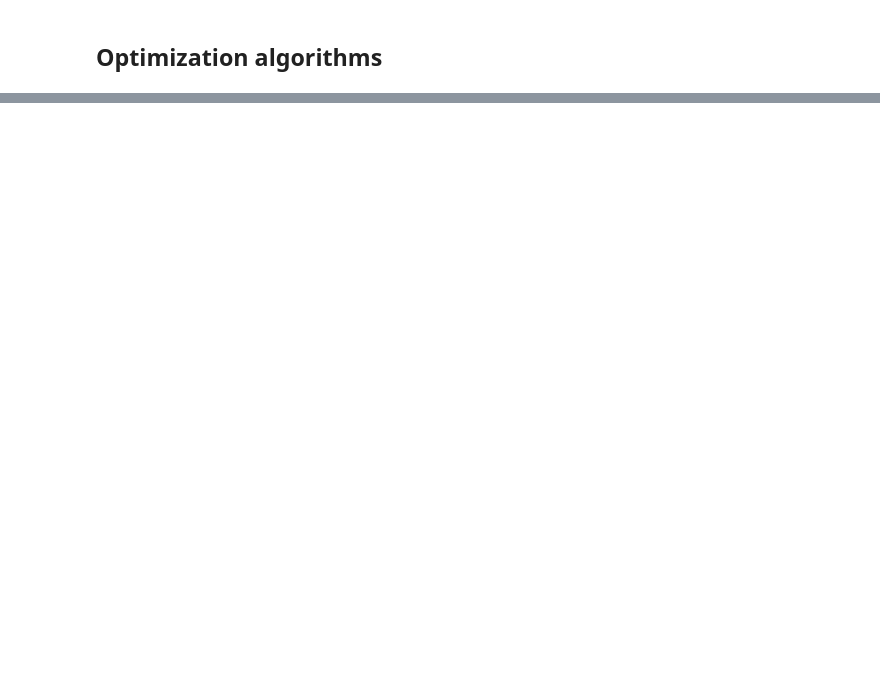
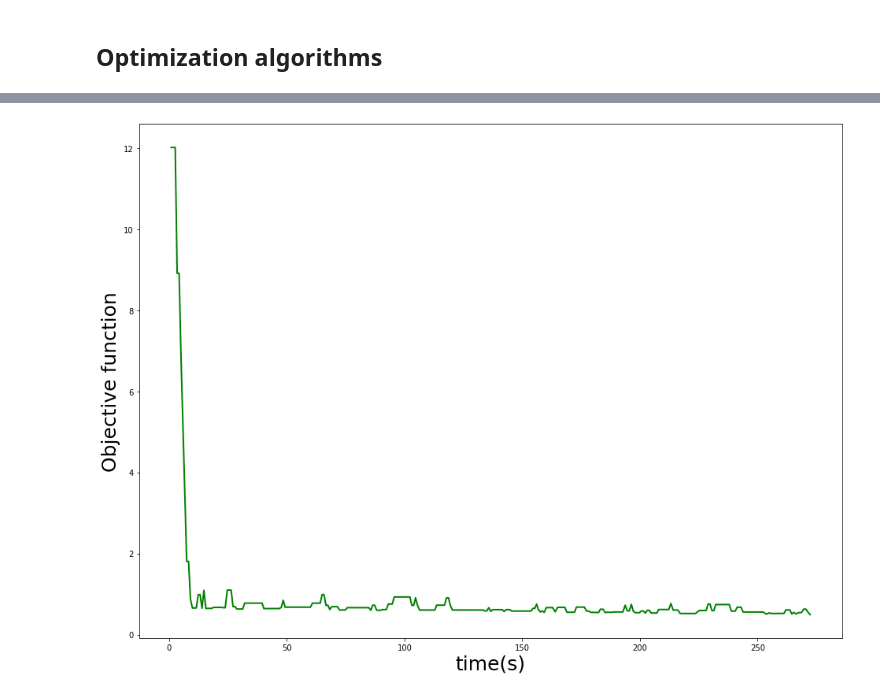
Before and after one commit to NedHuang/CS794, a Jupyter notebook: A4/assignment_4.ipynb, the cells around one changed output, grey strips where cells are left out. Drawn from its saved outputs; the diff is of its cells as text; code cells hidden in the pictures; blank space fills up the shorter version.

```diff
--- a/A4/assignment_4.ipynb
+++ b/A4/assignment_4.ipynb
@@ -220,3 +192,31 @@ x = csr_matrix(np.ones(shape=(features,1), dtype=float), shape=(features,1))
+# %%
+########################################################################
+# Q1
+########################################################################
+
+# Read from a9a
+
+# A is a list of Dictionary, b is a list of int.
+b,A = svm_read_problem(os.getcwd()+'/a9a')
+features = 123
+vec = DictVectorizer()
+A_matrix = A_matrix = vec.fit_transform(A).tocsr()
+b_matrix = csr_matrix(np.array(b).reshape(len(b),1), shape=(len(b),1))
+
+# shuffle matrix
+from sklearn.utils import shuffle
+A_shuffled, b_shuffled = shuffle(A_matrix,b_matrix)
+
+# Ax+beta = b, adding one column of one to A and append beta to x
+A_ = hstack((A_shuffled, csr_matrix(np.ones(shape=(A_shuffled.shape[0],1), dtype=float), shape=(len(b),1)))).tocsr()
+x_ = csr_matrix(np.ones(shape=(features+1,1), dtype=float), shape=(features+1,1)) # features +1 = [x+beta]
+b_ = b_shuffled
+
+# 90% training and 10% testing
+A_training = A_[:int(0.9*A_.shape[0])]
+b_training = b_[:int(0.9*b_.shape[0])]
+A_testing = A_[int(0.9*A_.shape[0]):]
+b_testing = b_[int(0.9*b_.shape[0]):]
 # %%
 
 # help functions
@@ -309,0 +352,8 @@ class MyMethod(object):
+# %%
+fig = plt.figure(figsize=(16, 12))
+plt.plot(time_ssg,loss_ssg, label=("stochastic subgradient"), linewidth=2.0, color ="green")
+plt.xlabel("time(s)", fontsize=25)
+plt.ylabel("Objective function", fontsize=25)
+plt.savefig('stochastic_subgradient.png')
+# %% [output]
+[figure, added]
```
Also changed, not shown: parts of 15 cells of this notebook.
